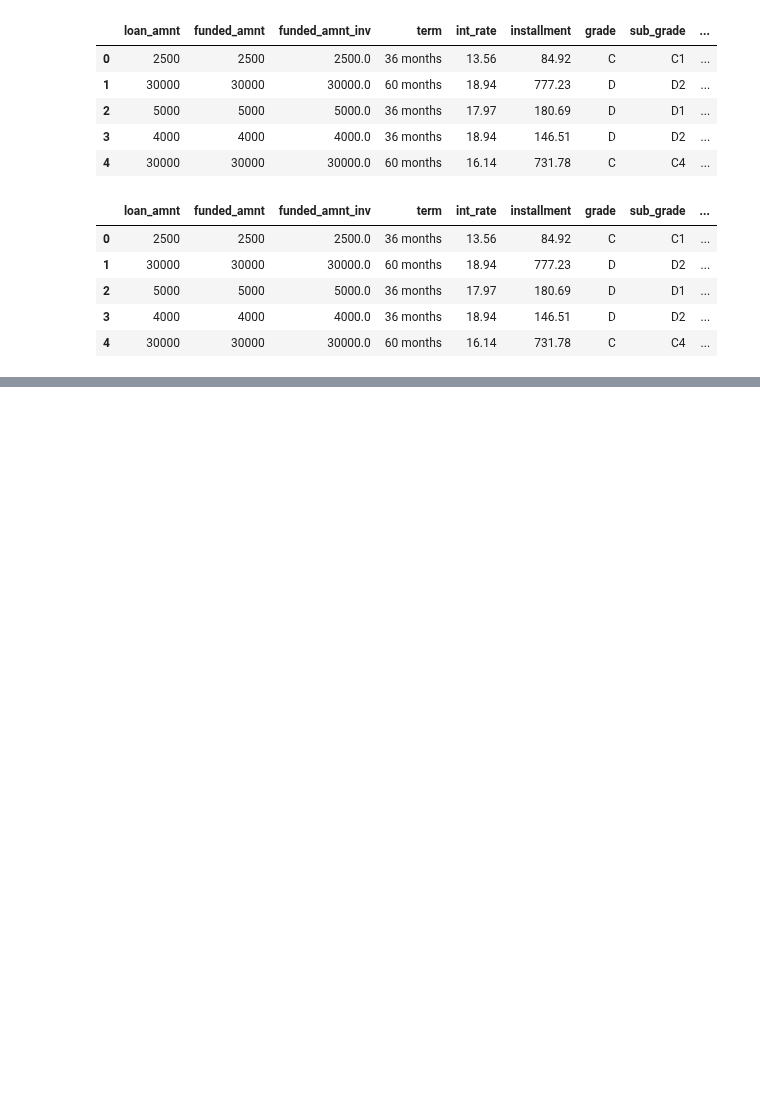
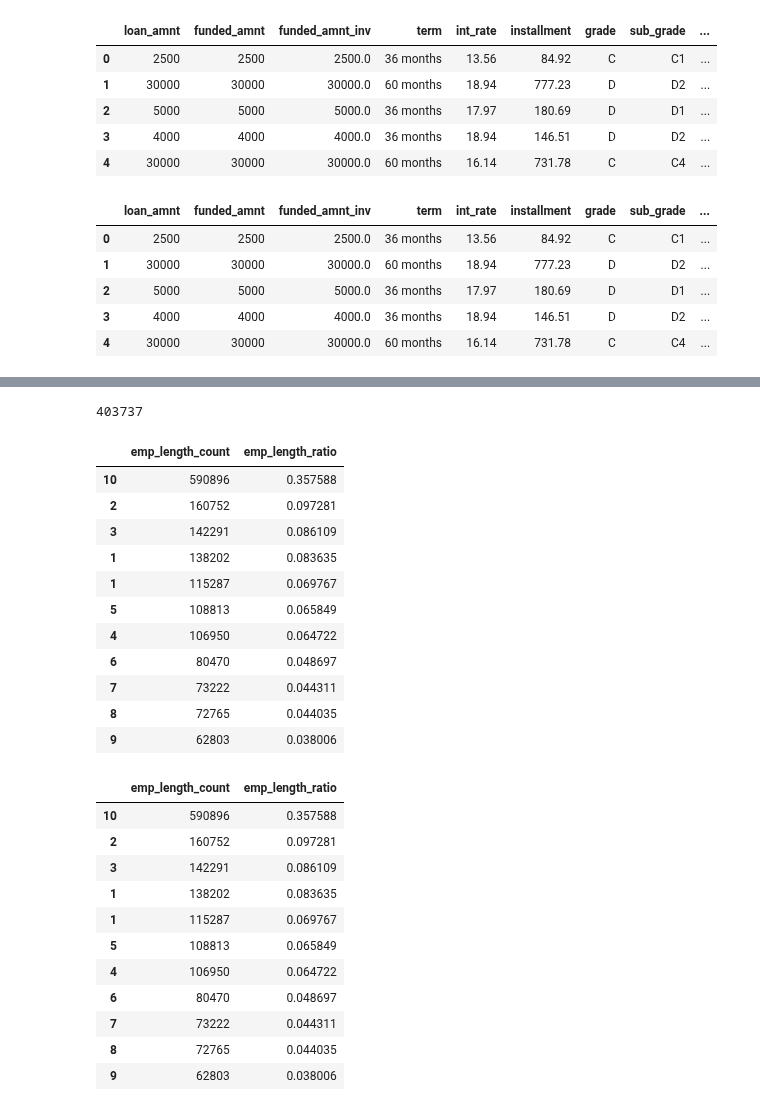
Before and after one commit to WickedoneC/Finance_Projects, a Jupyter notebook: Lending_Club_0524/Untitled.ipynb, the cells around one changed output, grey strips where cells are left out. Cells and saved outputs as stored; diff of their text form; code cells hidden in the pictures; blank space fills up the shorter version.

Commit message:
cleaning columns and creating new columns

```diff
--- a/Lending_Club_0524/Untitled.ipynb
+++ b/Lending_Club_0524/Untitled.ipynb
@@ -5,3 +1,14 @@ import seaborn as sns
+# %%
+import pandas as pd
+import numpy as np
+import seaborn as sns
+
+def prettyTable(df, col):
+    a = df[col].value_counts(dropna = False)
+    b = df[col].value_counts(normalize = True, dropna = False)
+    c = pd.concat([a, b], axis = 1)
+    c.columns = [col + '_count', col + '_ratio']
+    return c
 # %% [markdown]
 ### Reading Data
 # %%
@@ -90,7 +97,7 @@ len(df)
 len(df.dropna(axis = 0, how = 'all'))
 len(df.dropna())
 df_original = df.copy(deep = True)
-df = df.dropna()
+df = df_original.dropna()
 # %%
 display(df_original.shape)
 display(df.shape)
@@ -148,3 +166,7 @@ df.head()
 | 2 | 5000 | 5000 | 5000.0 | 36 months | 17.97 | 180.69 | D | D1 | ... |
 | 3 | 4000 | 4000 | 4000.0 | 36 months | 18.94 | 146.51 | D | D2 | ... |
 | 4 | 30000 | 30000 | 30000.0 | 60 months | 16.14 | 731.78 | C | C4 | ... |
+# %%
+prettyTable(df, 'term')
+df['term'] = df['term'].replace({' months':''}, regex = True)
+prettyTable(df, 'term')
@@ -150,0 +181,37 @@ df.head()
+# %%
+# display(len(df.emp_title.unique()))
+df = df.drop('emp_title', axis = 1)
+# %% [output]
+403737
+# %%
+display(prettyTable(df, 'emp_length'))
+
+# rounding <1 year to 1 year
+df['emp_length'] = df['emp_length'].map(lambda x: x.lstrip('<').rstrip('+ years'))
+
+prettyTable(df, 'emp_length')
+# %% [output]
+|  | emp_length_count | emp_length_ratio |
+| 10 | 590896 | 0.357588 |
+| 2 | 160752 | 0.097281 |
+| 3 | 142291 | 0.086109 |
+| 1 | 138202 | 0.083635 |
+| 1 | 115287 | 0.069767 |
+| 5 | 108813 | 0.065849 |
+| 4 | 106950 | 0.064722 |
+| 6 | 80470 | 0.048697 |
+| 7 | 73222 | 0.044311 |
+| 8 | 72765 | 0.044035 |
+| 9 | 62803 | 0.038006 |
+|  | emp_length_count | emp_length_ratio |
+| 10 | 590896 | 0.357588 |
+| 2 | 160752 | 0.097281 |
+| 3 | 142291 | 0.086109 |
+| 1 | 138202 | 0.083635 |
+| 1 | 115287 | 0.069767 |
+| 5 | 108813 | 0.065849 |
+| 4 | 106950 | 0.064722 |
+| 6 | 80470 | 0.048697 |
+| 7 | 73222 | 0.044311 |
+| 8 | 72765 | 0.044035 |
+| 9 | 62803 | 0.038006 |
```
Also changed, not shown: parts of 8 cells of this notebook.
